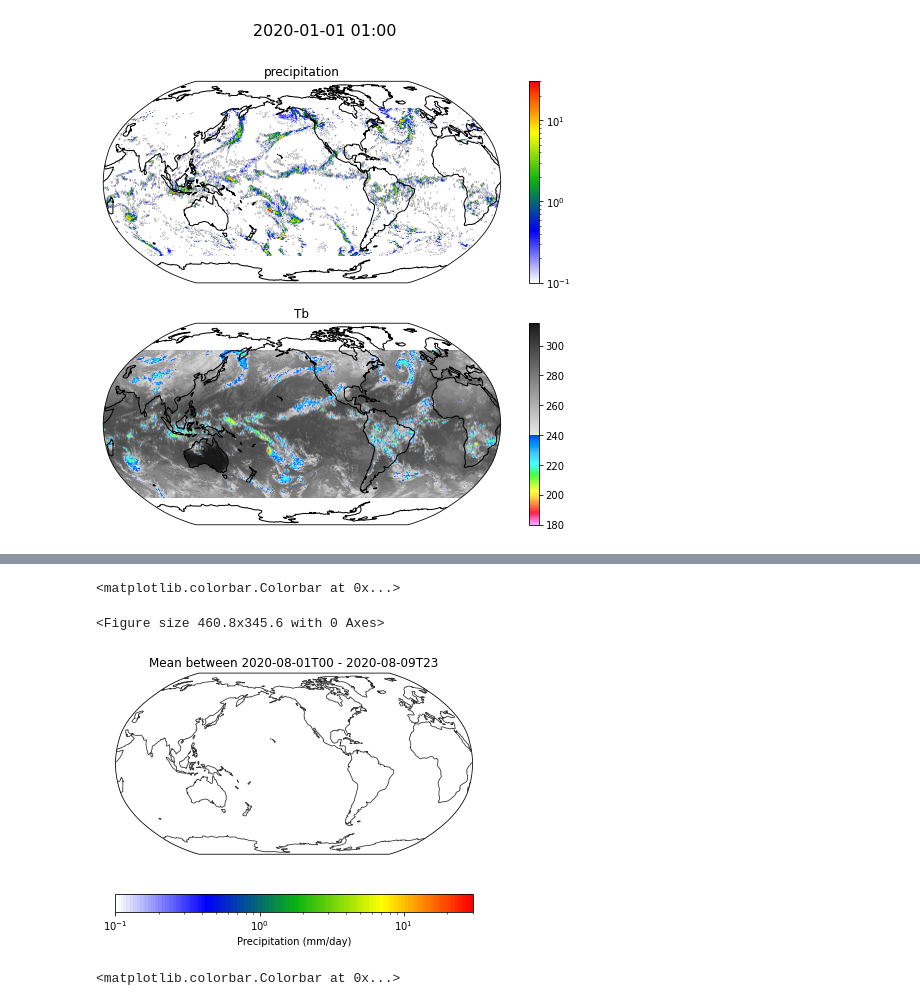
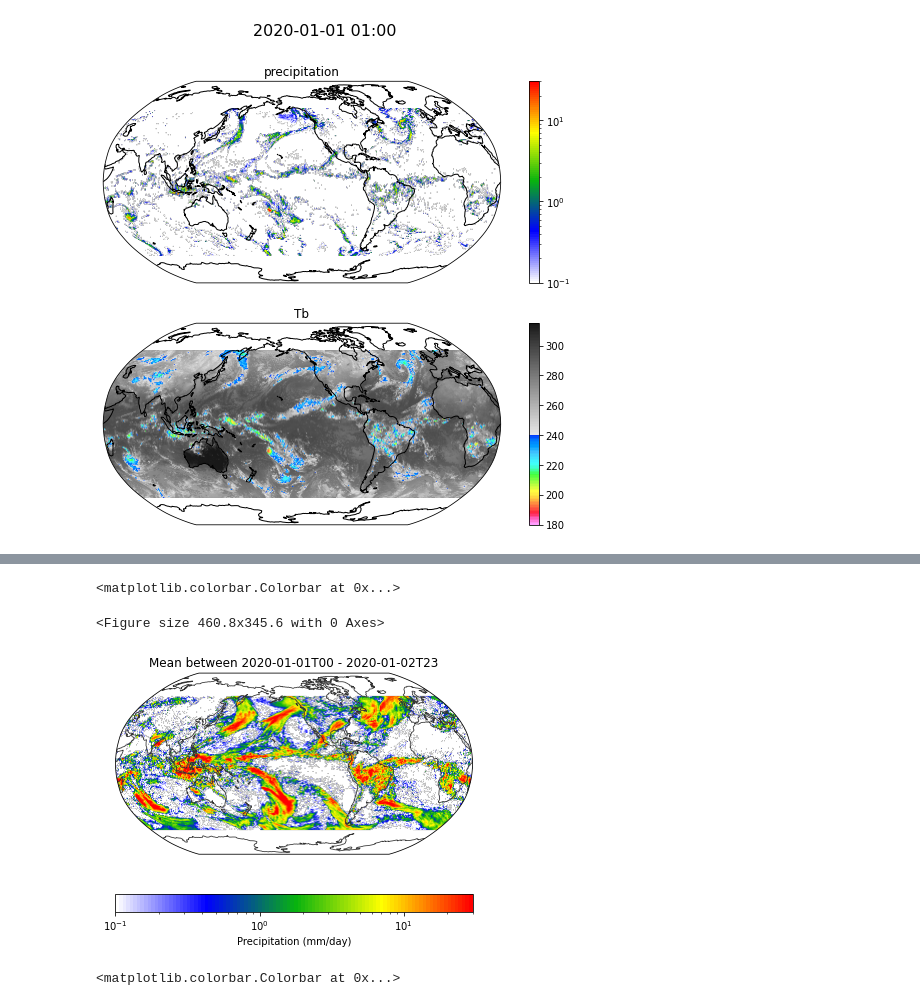
Before and after one commit to WACCEM/healpix-remapping, a Jupyter notebook: notebooks/test_read_ir_imerg_healpix.ipynb, the cells around one changed output, grey strips where cells are left out. Drawn from its saved outputs; the diff is of its cells as text; code cells hidden in the pictures.

```diff
--- a/notebooks/test_read_ir_imerg_healpix.ipynb
+++ b/notebooks/test_read_ir_imerg_healpix.ipynb
@@ -232,16 +386,16 @@ Text(0.5, 0.98, '2020-01-01 01:00')
 # %%
-# time_str1 = '2020-01-01T00'
-# time_str2 = '2020-01-02T23'
-time_str1 = '2020-08-01T00'
-time_str2 = '2020-08-09T23'
+time_str1 = '2020-01-01T00'
+time_str2 = '2020-01-02T23'
+# time_str1 = '2020-08-01T00'
+# time_str2 = '2020-08-09T23'
 pcp_avg = ds.precipitation.sel(time=slice(time_str1, time_str2)).mean(dim='time') * 24
 im = egh.healpix_show(pcp_avg,norm=mpl.colors.LogNorm(vmin=10e-2, vmax=30), cmap=cmaps.WhBlGrYeRe)
 plt.title(f'Mean between {time_str1} - {time_str2}')
 plt.colorbar(im, orientation='horizontal', label='Precipitation (mm/day)')
 # %% [output]
 <matplotlib.colorbar.Colorbar at 0x...>
 <Figure size 460.8x345.6 with 0 Axes>
-[figure, old version]
+[figure, new version]
 # %%
 pcp_avg = ds.precipitation.mean(dim='time') * 24
 im = egh.healpix_show(pcp_avg,norm=mpl.colors.Normalize(vmin=0, vmax=15), cmap=cmaps.WhBlGrYeRe)
```
Also changed, not shown: parts of 6 cells of this notebook, 2 other files.
